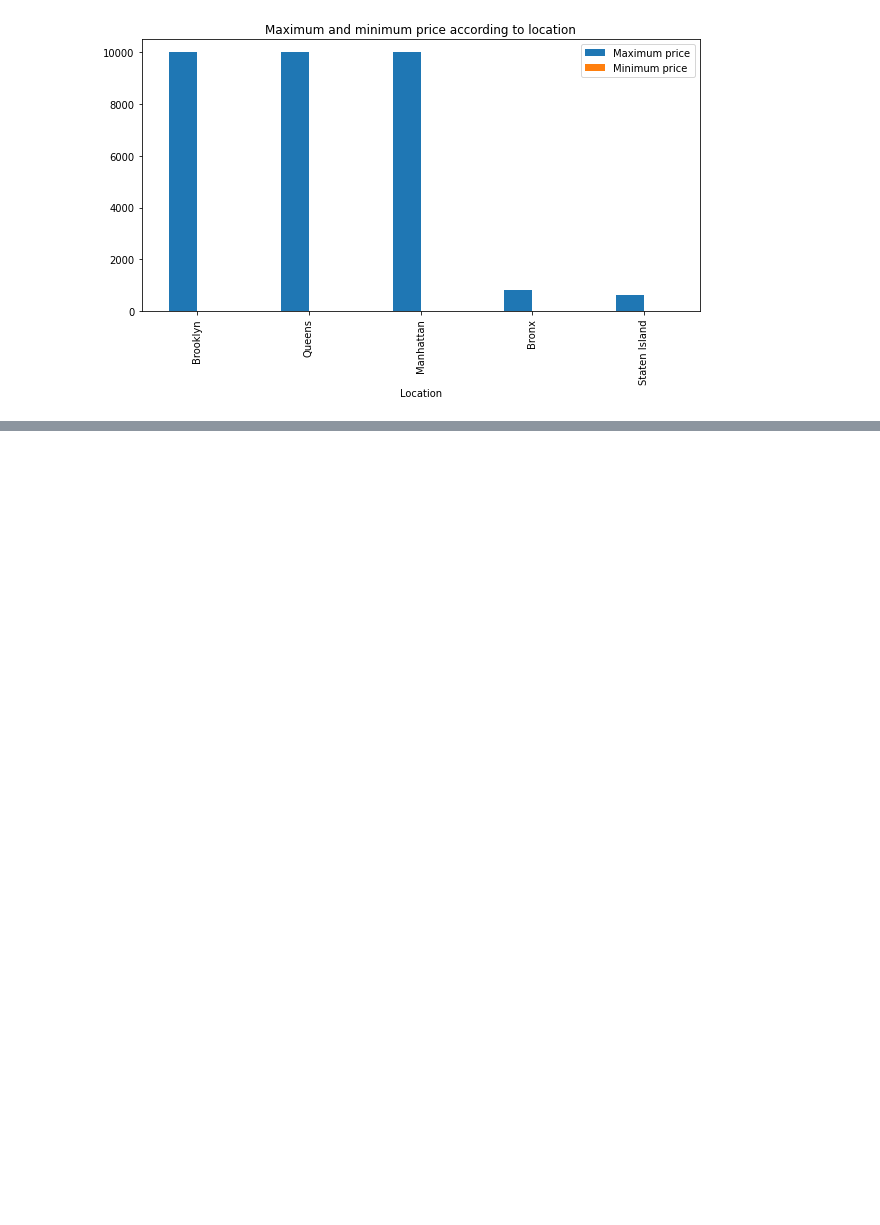
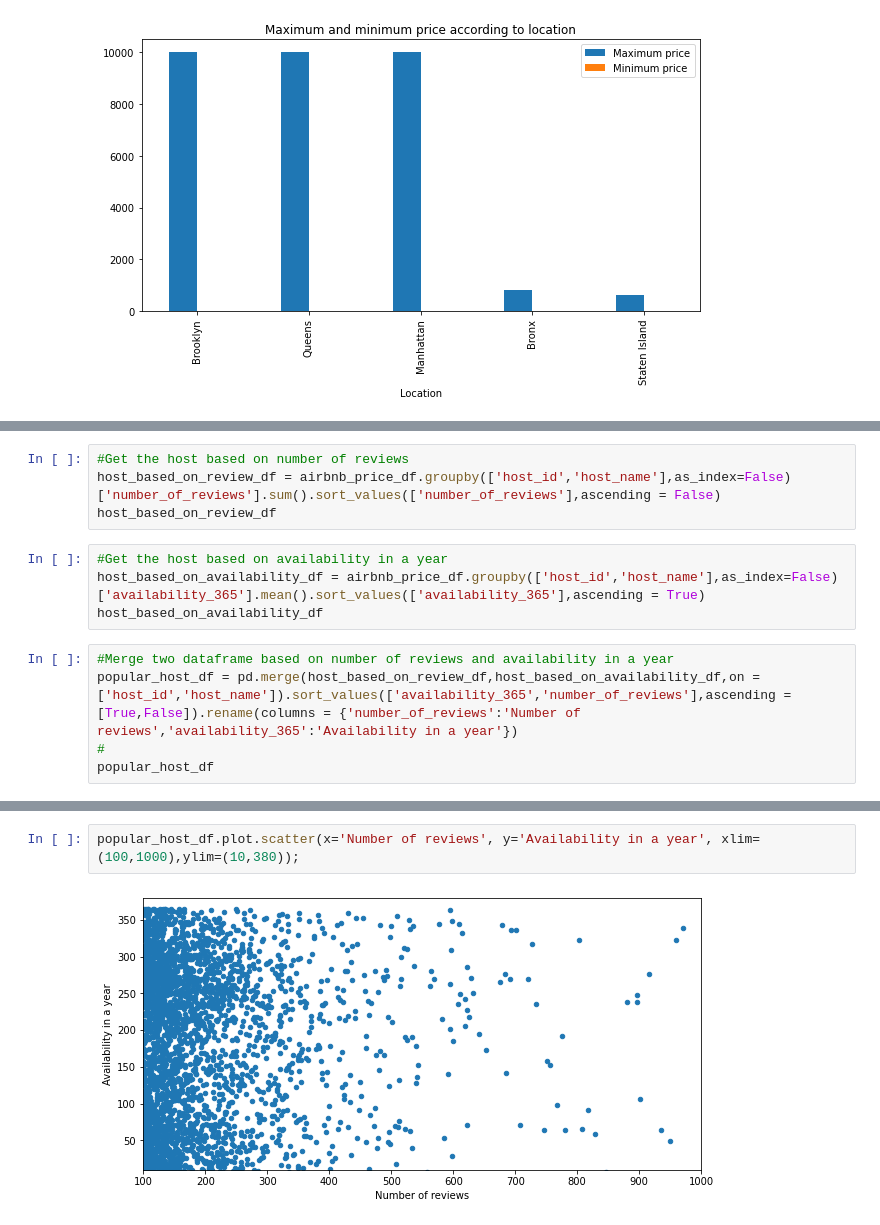
Before and after one commit to HarshivBhatt/EDA_Project_Airbnb_booking_Analysis-Self-.ipynb, a Jupyter notebook: EDA_Project_Airbnb_booking_Analysis.ipynb, the cells around one changed output, grey strips where cells are left out. Saved outputs shown, nothing was run; the diff lists cells and outputs as text; blank space fills up the shorter version.

Commit message:
Graph commit

```diff
--- a/EDA_Project_Airbnb_booking_Analysis.ipynb
+++ b/EDA_Project_Airbnb_booking_Analysis.ipynb
@@ -263,0 +266,13 @@ Text(0.5, 1.0, 'Maximum and minimum price according to location')
+# %%
+#Get the host based on number of reviews
+host_based_on_review_df = airbnb_price_df.groupby(['host_id','host_name'],as_index=False)['number_of_reviews'].sum().sort_values(['number_of_reviews'],ascending = False)
+host_based_on_review_df
+# %%
+#Get the host based on availability in a year
+host_based_on_availability_df = airbnb_price_df.groupby(['host_id','host_name'],as_index=False)['availability_365'].mean().sort_values(['availability_365'],ascending = True)
+host_based_on_availability_df
+# %%
+#Merge two dataframe based on number of reviews and availability in a year
+popular_host_df = pd.merge(host_based_on_review_df,host_based_on_availability_df,on = ['host_id','host_name']).sort_values(['availability_365','number_of_reviews'],ascending = [True,False]).rename(columns = {'number_of_reviews':'Number of reviews','availability_365':'Availability in a year'})
+#
+popular_host_df
@@ -263,0 +293,4 @@ Text(0.5, 1.0, 'Maximum and minimum price according to location')
+# %%
+popular_host_df.plot.scatter(x='Number of reviews', y='Availability in a year', xlim=(100,1000),ylim=(10,380));
+# %% [output]
+[figure, added]
```
Also changed, not shown: parts of 3 cells of this notebook.
